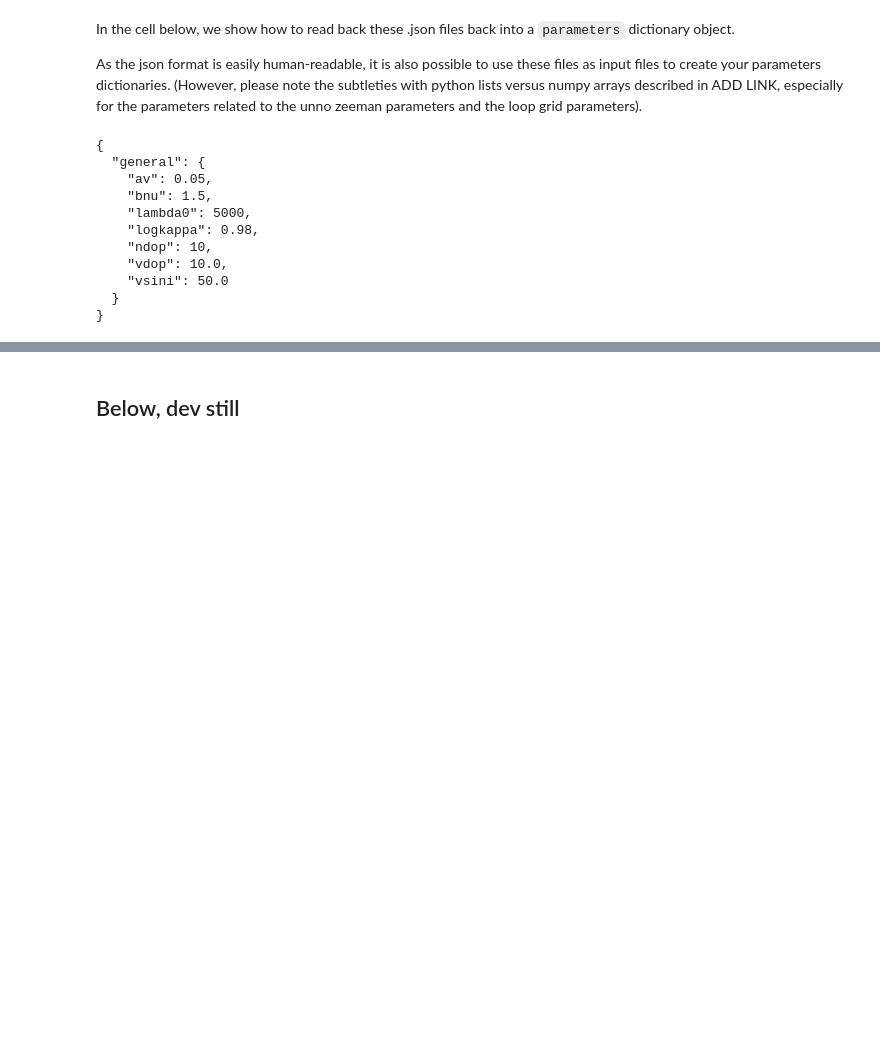
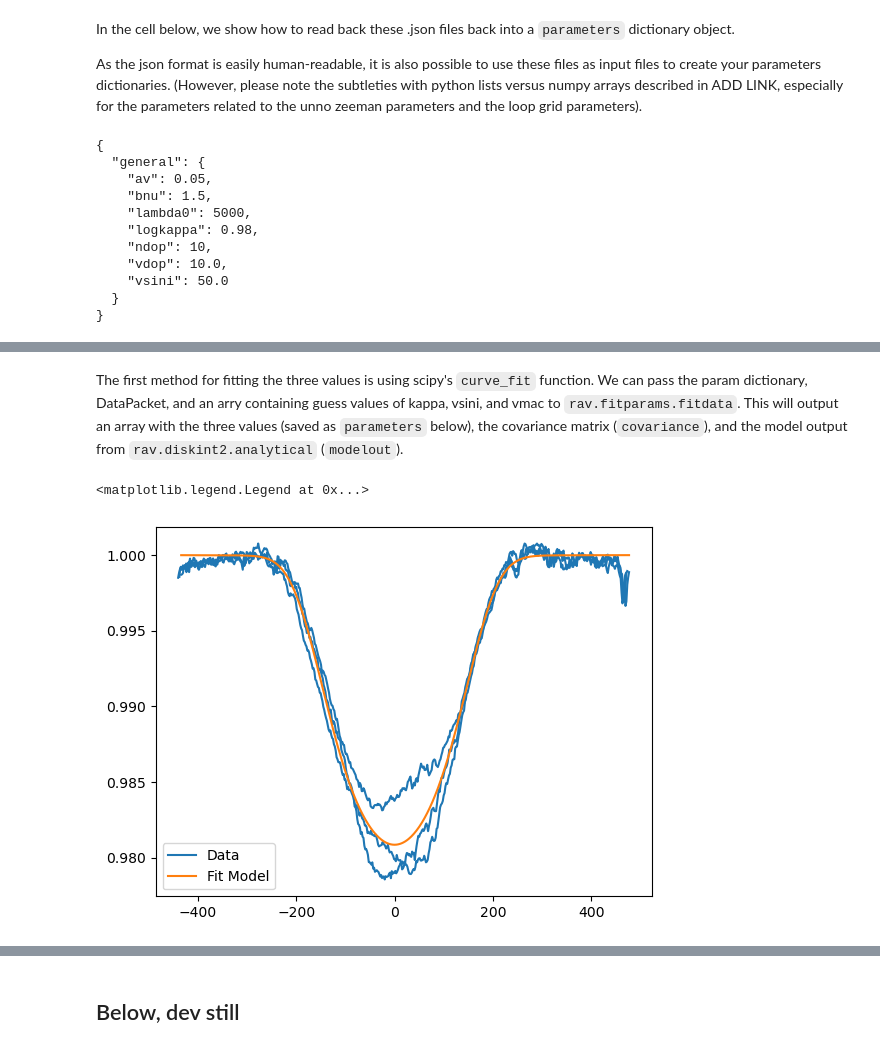
Before and after one commit to veropetit/pyRaven, a Jupyter notebook: HowToUsePyRavenTutorial/02-FitIntensity.ipynb, the cells around one changed output, grey strips where cells are left out. Drawn from its saved outputs; the diff is of its cells as text; code cells hidden in the pictures; blank space fills up the shorter version.

Commit message:
added fit with fixed vsini

```diff
--- a/HowToUsePyRavenTutorial/02-FitIntensity.ipynb
+++ b/HowToUsePyRavenTutorial/02-FitIntensity.ipynb
@@ -136,0 +143,7 @@ param.pprint()
+# %%
+param = rav.params.get_def_param_fitI()
+param['general'].update({'res': 65000.})
+param['general'].update({'vmac': 10.})
+param.pprint()
+
+DataPacket = rav.data.read_packet('ExampleData/ExamplePacket.h5')
@@ -136,0 +164,23 @@ param.pprint()
+# %% [markdown]
+The first method for fitting the three values is using scipy's `curve_fit` function. We can pass the param dictionary, DataPacket, and an arry containing guess values of kappa, vsini, and vmac to `rav.fitparams.fitdata`. This will output an array with the three values (saved as `parameters` below), the covariance matrix (`covariance`), and the model output from `rav.diskint2.analytical` (`modelout`).
+# %%
+
+guess=np.array([1.3,DataPacket.vsini,30])
+
+parameters,covariance,modelout = rav.fitparams.fitdata(param,DataPacket,guess)
+# %%
+x1=DataPacket.original.lsds[0].vel-DataPacket.vrad[0]
+y1=DataPacket.original.lsds[0].specI
+x2=DataPacket.original.lsds[1].vel-DataPacket.vrad[1]
+y2=DataPacket.original.lsds[1].specI
+x3=DataPacket.original.lsds[2].vel-DataPacket.vrad[2]
+y3=DataPacket.original.lsds[2].specI
+
+plt.plot(x1,y1,c='C0')
+plt.plot(x2,y2,c='C0')
+plt.plot(x3,y3,c='C0',label='Data')
+plt.plot(x1,modelout,c='C1',label='Fit Model')
+plt.legend()
+# %% [output]
+<matplotlib.legend.Legend at 0x...>
+[figure, added]
```
Also changed, not shown: parts of 7 cells of this notebook, 1 other file.
